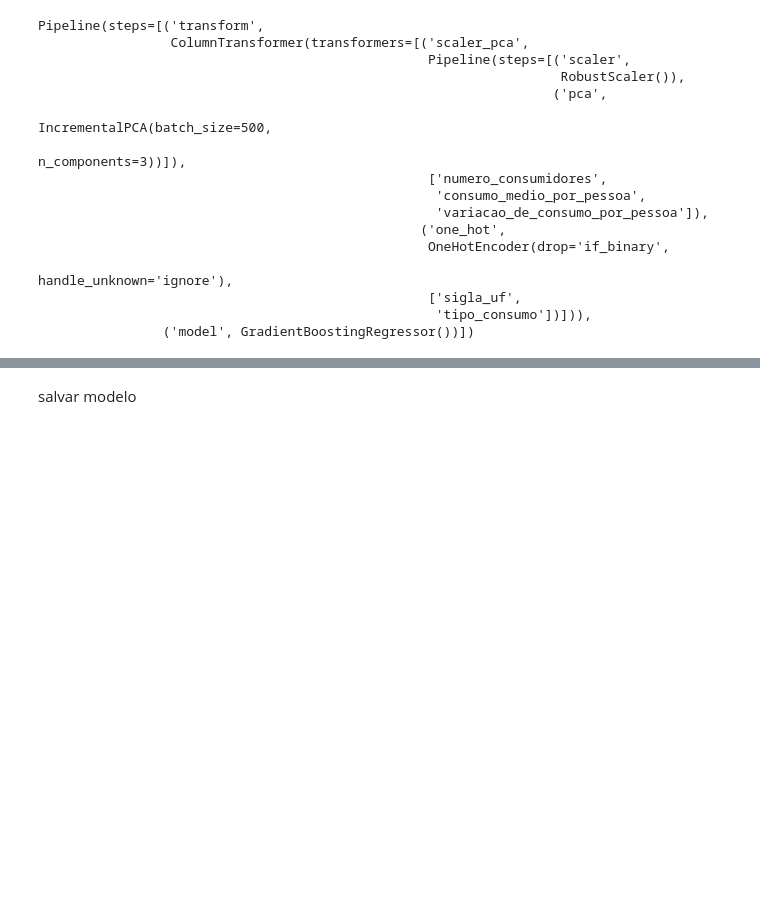
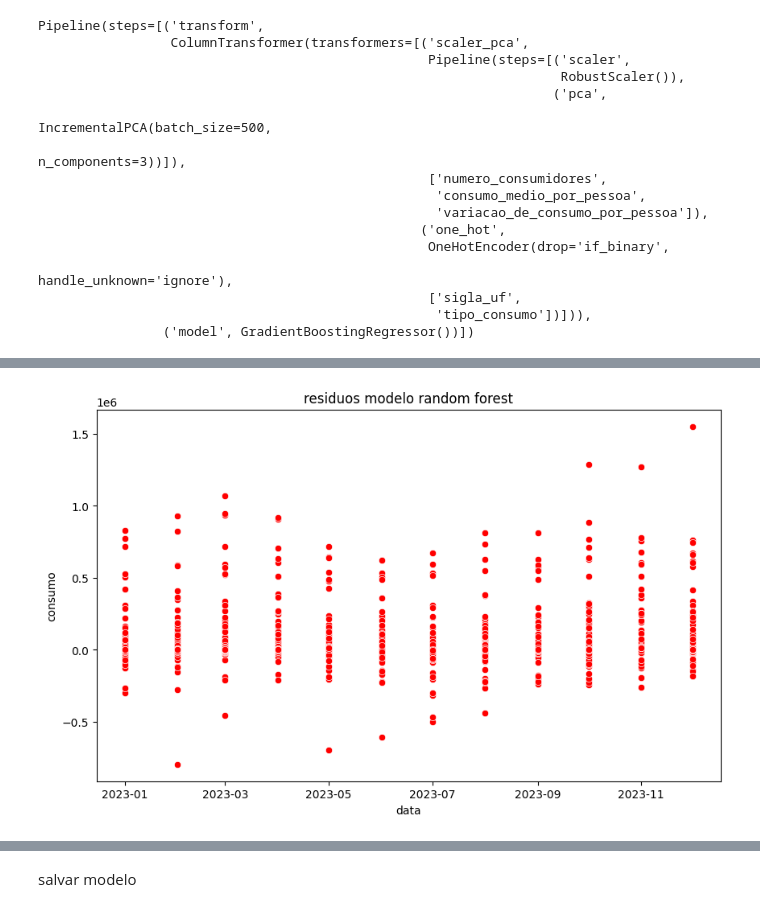
Before and after one commit to WesleySouza13/energy-consumption-forecast-br, a Jupyter notebook: Untitled-1.ipynb, the cells around one changed output, grey strips where cells are left out. Drawn from its saved outputs; the diff is of its cells as text; code cells hidden in the pictures; blank space fills up the shorter version.

```diff
--- a/Untitled-1.ipynb
+++ b/Untitled-1.ipynb
@@ -749,0 +750,9 @@ plt.show()
+# %%
+#residuos
+rforest_res = y_valid - pred_rforest
+plt.figure(figsize=(10,6))
+sns.scatterplot(rforest_res, color='red')
+plt.title('residuos modelo random forest')
+plt.show()
+# %% [output]
+[figure, added]
```
Also changed, not shown: parts of 2 cells of this notebook.
